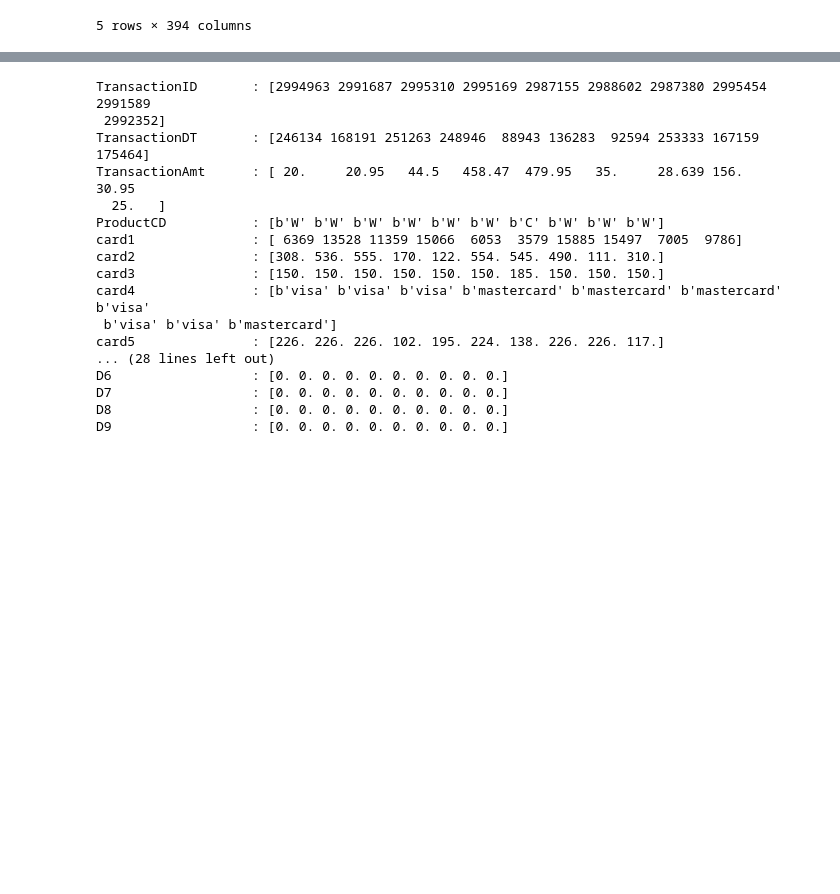
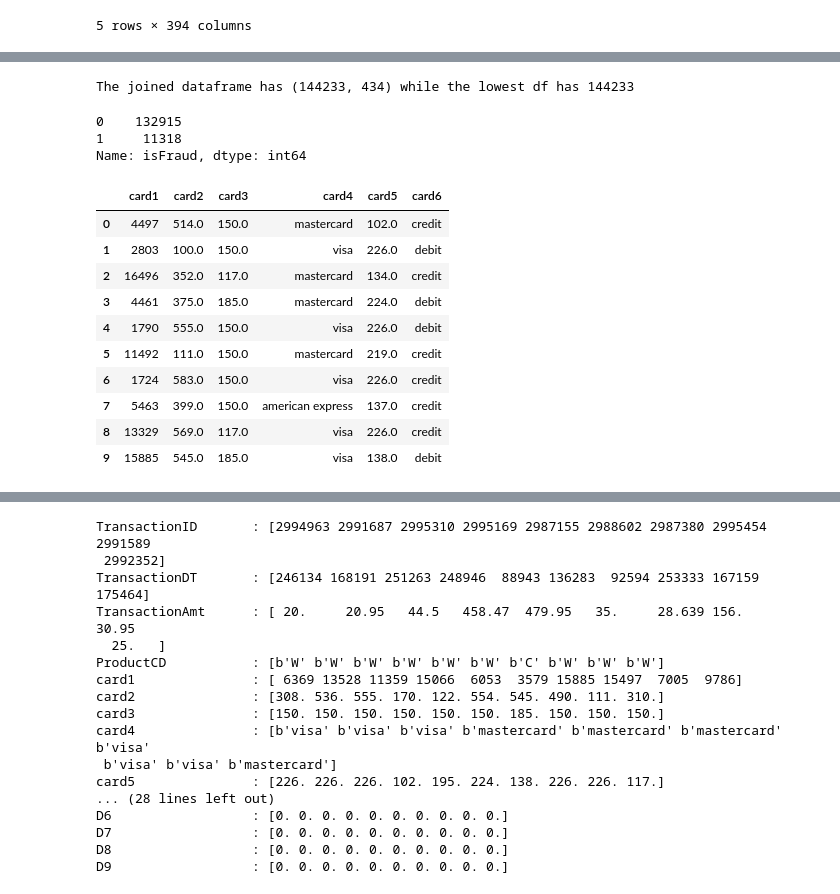
Before and after one commit to adekunleba/tensorflow_tutorial, a Jupyter notebook: IEEE_CIS_Fraud_Detection_Kaggle_Dataset.ipynb, the cells around one changed output, grey strips where cells are left out. Drawn from its saved outputs; the diff is of its cells as text; code cells hidden in the pictures; blank space fills up the shorter version.

```diff
--- a/IEEE_CIS_Fraud_Detection_Kaggle_Dataset.ipynb
+++ b/IEEE_CIS_Fraud_Detection_Kaggle_Dataset.ipynb
@@ -159,0 +142,13 @@ transactionData.head()
+# %%
+#Join the identity data only.
+
+def joinData(identityData, transactionData, **kwargs):
+  joinedDf = pd.merge(identityData, transactionData, **kwargs)
+  print(f"The joined dataframe has {joinedDf.shape} while the lowest df has {min(identityData.shape[0], transactionData.shape[0])}")
+  return joinedDf
+
+joinedDf = joinData(identityData, transactionData, how="inner", on="TransactionID")
+assert(joinedDf.shape[0] == identityData.shape[0])
+assert(joinedDf.shape[1] == identityData.shape[1] + transactionData.shape[1] -1)
+# %% [output]
+The joined dataframe has (144233, 434) while the lowest df has 144233
@@ -159,0 +195,22 @@ transactionData.head()
+# %%
+joinedDf.isFraud.value_counts()
+# %% [output]
+0    132915
+1     11318
+Name: isFraud, dtype: int64
+# %%
+#Check card information
+cardInfoDf = joinedDf[['card1', 'card2', 'card3', 'card4', 'card5', 'card6']]
+cardInfoDf.head(10)
+# %% [output]
+|  | card1 | card2 | card3 | card4 | card5 | card6 |
+| 0 | 4497 | 514.0 | 150.0 | mastercard | 102.0 | credit |
+| 1 | 2803 | 100.0 | 150.0 | visa | 226.0 | debit |
+| 2 | 16496 | 352.0 | 117.0 | mastercard | 134.0 | credit |
+| 3 | 4461 | 375.0 | 185.0 | mastercard | 224.0 | debit |
+| 4 | 1790 | 555.0 | 150.0 | visa | 226.0 | debit |
+| 5 | 11492 | 111.0 | 150.0 | mastercard | 219.0 | credit |
+| 6 | 1724 | 583.0 | 150.0 | visa | 226.0 | credit |
+| 7 | 5463 | 399.0 | 150.0 | american express | 137.0 | credit |
+| 8 | 13329 | 569.0 | 117.0 | visa | 226.0 | credit |
+| 9 | 15885 | 545.0 | 185.0 | visa | 138.0 | debit |
```
Also changed, not shown: parts of 17 cells of this notebook.
